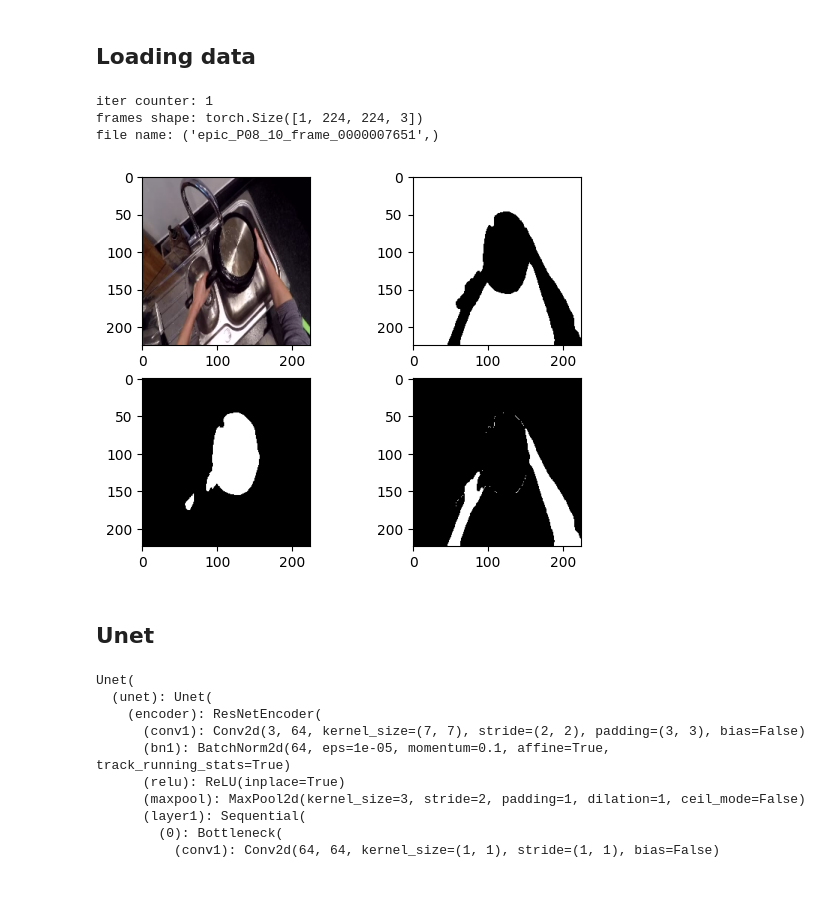
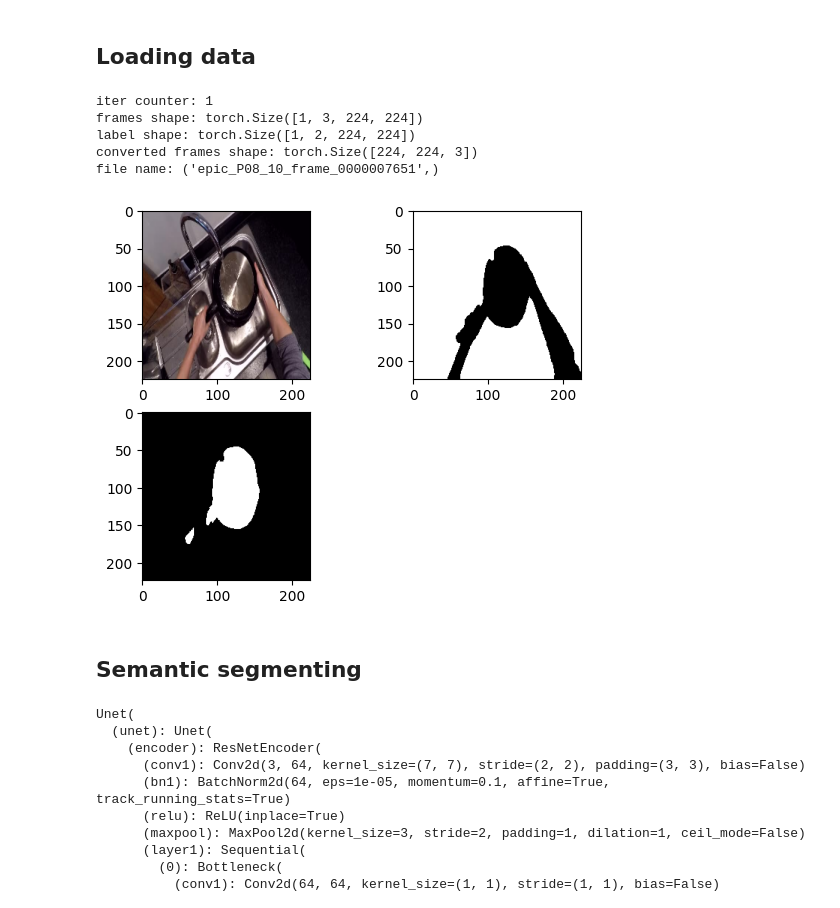
Before and after one commit to pasca-l/hands-and-objects, a Jupyter notebook: objectness_classification/models/model_analysis.ipynb, the cells around one changed output. Cells and saved outputs as stored; diff of their text form; code cells hidden in the pictures.

```diff
--- a/objectness_classification/models/model_analysis.ipynb
+++ b/objectness_classification/models/model_analysis.ipynb
@@ -27,7 +27,7 @@ egohos_dataset = ObjnessClsDataModule(
     dataset_dir=dataset_dir,
     dataset_mode='egohos',
     batch_size=1,
-    with_transform=False,
+    with_transform=True,
     with_info=True,
 )
 egohos_dataset.setup()
@@ -36,43 +36,44 @@ egohos_train_dataloader = iter(egohos_dataset.train_dataloader())
 # %%
 egohos_frames, egohos_labels, egohos_file = next(egohos_train_dataloader)
 iter_counter += 1
+# convert [batch, channel, height, width]
+# to [batch, height, width, channel] for showing
+egohos_img = egohos_frames.permute(0,2,3,1)[0]
+egohos_mask = egohos_labels[0]
+cls_num, _, _ = egohos_mask.shape
+
 print(
     f"iter counter: {iter_counter}",
     f"frames shape: {egohos_frames.shape}",
+    f"label shape: {egohos_labels.shape}",
+    f"converted frames shape: {egohos_img.shape}",
     f"file name: {egohos_file}",
     sep="\n",
 )
-egohos_img = egohos_frames[0]
-egohos_mask = egohos_labels[0]
 
 fig = plt.figure()
 
 fig.add_subplot(2, 2, 1)
 plt.imshow(egohos_img)
 
-fig.add_subplot(2, 2, 2)
-plt.imshow(egohos_mask[0])
-plt.gray()
-
-fig.add_subplot(2, 2, 3)
-plt.imshow(egohos_mask[1])
-plt.gray()
-
-fig.add_subplot(2, 2, 4)
-plt.imshow(egohos_mask[2])
-plt.gray()
+for cls in range(cls_num):
+    fig.add_subplot(2, 2, 2+cls)
+    plt.imshow(egohos_mask[cls])
+    plt.gray()
 
 plt.show()
 
 plt.clf()
 plt.close()
 # %% [output]
 iter counter: 1
-frames shape: torch.Size([1, 224, 224, 3])
+frames shape: torch.Size([1, 3, 224, 224])
+label shape: torch.Size([1, 2, 224, 224])
+converted frames shape: torch.Size([224, 224, 3])
 file name: ('epic_P08_10_frame_0000007651',)
-[figure, old version]
+[figure, new version]
-# %% [markdown]
-## Unet
+# %% [markdown]
+## Semantic segmenting
 # %%
 from unet import System
 
```
Also changed, not shown: parts of 4 cells of this notebook, 4 other files.
